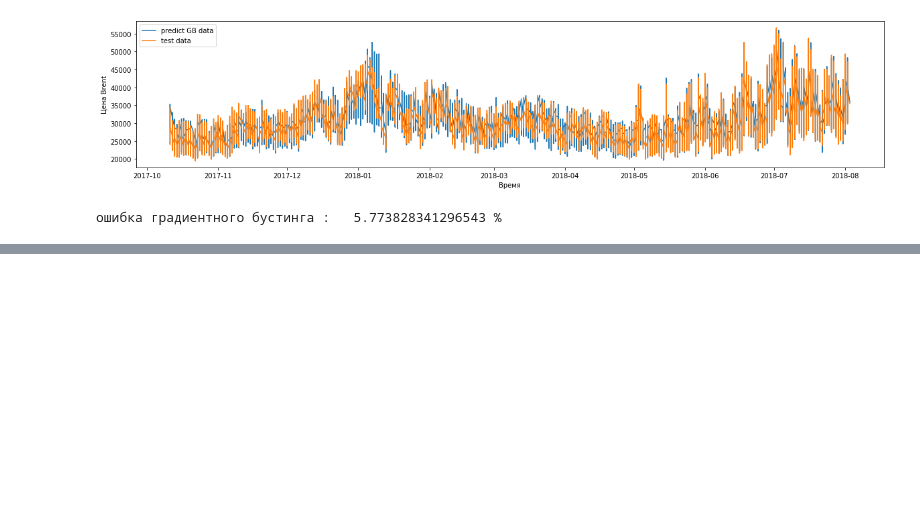
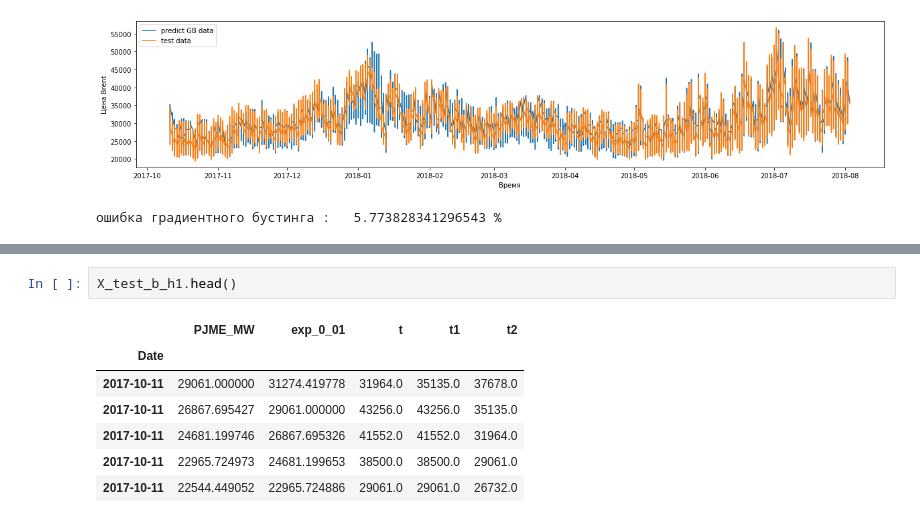
Before and after one commit to mindblower5000/ml-in-b, a Jupyter notebook: hw4.ipynb, the cells around one changed output, grey strips where cells are left out. Drawn from its saved outputs; the diff is of its cells as text; blank space fills up the shorter version.

```diff
--- a/hw4.ipynb
+++ b/hw4.ipynb
@@ -194,3 +189,13 @@ for i in range (10, 90, 10):
+# %%
+X_test_b_h1.head()
+# %% [output]
+|  | PJME_MW | exp_0_01 | t | t1 | t2 |
+| Date |  |  |  |  |  |
+| 2017-10-11 | 29061.000000 | 31274.419778 | 31964.0 | 35135.0 | 37678.0 |
+| 2017-10-11 | 26867.695427 | 29061.000000 | 43256.0 | 43256.0 | 35135.0 |
+| 2017-10-11 | 24681.199746 | 26867.695326 | 41552.0 | 41552.0 | 31964.0 |
+| 2017-10-11 | 22965.724973 | 24681.199653 | 38500.0 | 38500.0 | 29061.0 |
+| 2017-10-11 | 22544.449052 | 22965.724886 | 29061.0 | 29061.0 | 26732.0 |
 # %%
 # ['weekofyear', 'diff1_l', 't4', 't1']
 X_test_100 = X_test_b_h1.values
```
Also changed, not shown: parts of 3 cells of this notebook.
